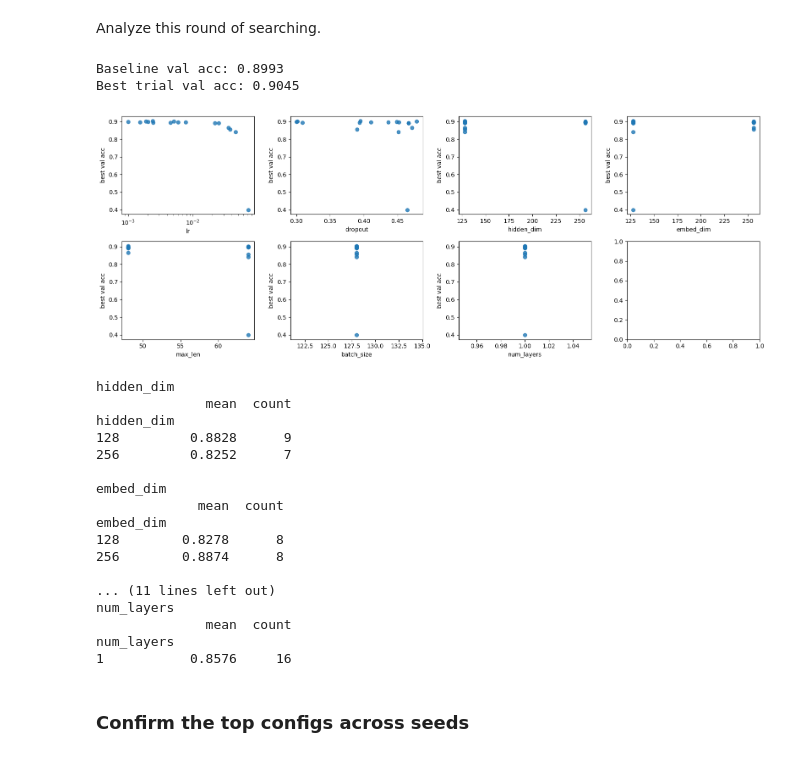
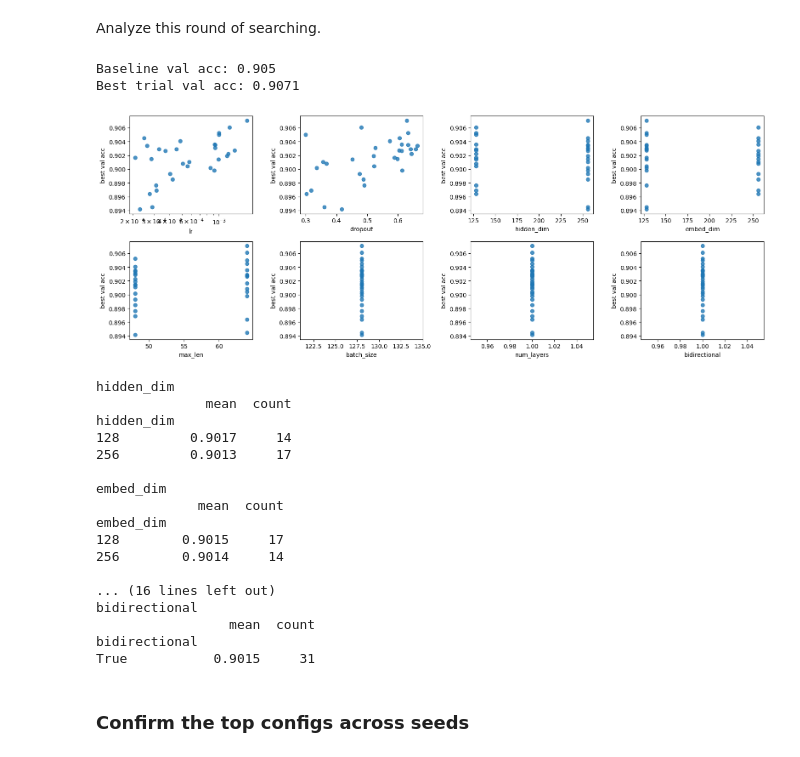
Before and after one commit to leek-yams/mie1624-NN, a Jupyter notebook: RNN_TensorflowKeras.ipynb, the cells around one changed output. Drawn from its saved outputs; the diff is of its cells as text; code cells hidden in the pictures.

Commit message:
Revert "Removed bidirectional, reran search and training."
This reverts commit b051824ff026f58a6e5e931e8f3bb6e2bd872a0b.

```diff
--- a/RNN_TensorflowKeras.ipynb
+++ b/RNN_TensorflowKeras.ipynb
@@ -266,7 +267,7 @@ for i, cfg in enumerate(configs):
     print(
         f"{tag:9s} val_acc {res['best_val_acc']:.4f} (epoch {res['best_epoch']}) | "
         f"lr {cfg['lr']:.1e} emb {cfg['embed_dim']} hid {cfg['hidden_dim']} L{cfg['num_layers']} "
-        f"drop {cfg['dropout']:.2f} len {cfg['max_len']} bs {cfg['batch_size']} "
+        f"bi={cfg['bidirectional']} drop {cfg['dropout']:.2f} len {cfg['max_len']} bs {cfg['batch_size']} "
         f"| {res['seconds']}s"
     )
 
@@ -316,7 +318,7 @@ matter) versus ones where dots are scattered at all heights (these don't, at lea
 print("Baseline val acc:", round(float(df.loc[df.trial == 0, "best_val_acc"].iloc[0]), 4))
 print("Best trial val acc:", round(float(df.best_val_acc.iloc[0]), 4))
 
-params = ["lr", "dropout", "hidden_dim", "embed_dim", "max_len", "batch_size", "num_layers"]
+params = ["lr", "dropout", "hidden_dim", "embed_dim", "max_len", "batch_size", "num_layers", "bidirectional"]
 fig, axes = plt.subplots(2, 4, figsize=(16, 6))
 for ax, p in zip(axes.ravel(), params):
     ax.scatter(df[p].astype(float), df.best_val_acc, alpha=0.8)
@@ -328,7 +330,7 @@ plt.tight_layout()
 plt.show()
 
 # Mean validation accuracy for each value of the discrete hyperparameters
-for p in ["hidden_dim", "embed_dim", "max_len", "batch_size", "num_layers"]:
+for p in ["hidden_dim", "embed_dim", "max_len", "batch_size", "num_layers", "bidirectional"]:
     print(f"\n{p}")
     print(df.groupby(p).best_val_acc.agg(["mean", "count"]).round(4))
 # %% [output]
@@ -359,12 +363,12 @@ We retry the search with more narrow configurations.
 # %%
 def sample_config(rng):
     return dict(
-        lr=float(10 ** rng.uniform(-3, -1)),   # 2e-4 .. 2e-3
+        lr=float(10 ** rng.uniform(-3.7, -2.7)),   # 2e-4 .. 2e-3
         embed_dim=int(rng.choice([128, 256])),
         hidden_dim=int(rng.choice([128, 256])),
         num_layers=1,                               # fixed: no better, much slower
-        bidirectional=False,                         # fixed: no measurable difference
-        dropout=float(rng.uniform(0.3, 0.5)),       # focus here
+        bidirectional=True,                         # fixed: no measurable difference
+        dropout=float(rng.uniform(0.3, 0.7)),       # focus here
         max_len=int(rng.choice([48, 64])),
         batch_size=128,                             # fixed
     )
@@ -383,7 +387,7 @@ for i, cfg in enumerate(configs):
     print(
         f"{tag:9s} val_acc {res['best_val_acc']:.4f} (epoch {res['best_epoch']}) | "
         f"lr {cfg['lr']:.1e} emb {cfg['embed_dim']} hid {cfg['hidden_dim']} L{cfg['num_layers']} "
-        f"drop {cfg['dropout']:.2f} len {cfg['max_len']} bs {cfg['batch_size']} "
+        f"bi={cfg['bidirectional']} drop {cfg['dropout']:.2f} len {cfg['max_len']} bs {cfg['batch_size']} "
         f"| {res['seconds']}s"
     )
 
@@ -429,43 +434,43 @@ Analyze this round of searching.
 # %%
 print("Baseline val acc:", round(float(df.loc[df.trial == 0, "best_val_acc"].iloc[0]), 4))
 print("Best trial val acc:", round(float(df.best_val_acc.iloc[0]), 4))
 
-params = ["lr", "dropout", "hidden_dim", "embed_dim", "max_len", "batch_size", "num_layers"]
+params = ["lr", "dropout", "hidden_dim", "embed_dim", "max_len", "batch_size", "num_layers", "bidirectional"]
 fig, axes = plt.subplots(2, 4, figsize=(16, 6))
 for ax, p in zip(axes.ravel(), params):
     ax.scatter(df[p].astype(float), df.best_val_acc, alpha=0.8)
     ax.set_xlabel(p)
     ax.set_ylabel("best val acc")
     if p == "lr":
         ax.set_xscale("log")
 plt.tight_layout()
 plt.show()
 
 # Mean validation accuracy for each value of the discrete hyperparameters
-for p in ["hidden_dim", "embed_dim", "max_len", "batch_size", "num_layers"]:
+for p in ["hidden_dim", "embed_dim", "max_len", "batch_size", "num_layers", "bidirectional"]:
     print(f"\n{p}")
     print(df.groupby(p).best_val_acc.agg(["mean", "count"]).round(4))
 # %% [output]
-Baseline val acc: 0.8993
-Best trial val acc: 0.9045
+Baseline val acc: 0.905
+Best trial val acc: 0.9071
-[figure, old version]
+[figure, new version]
 hidden_dim
               mean  count
 hidden_dim
-128         0.8828      9
-256         0.8252      7
+128         0.9017     14
+256         0.9013     17
 
 embed_dim
              mean  count
 embed_dim
-128        0.8278      8
-256        0.8874      8
+128        0.9015     17
+256        0.9014     14
 
-... (11 lines left out)
-num_layers
-              mean  count
-num_layers
-1           0.8576     16
+... (16 lines left out)
+bidirectional
+                 mean  count
+bidirectional
+True           0.9015     31
 # %% [markdown]
 ### Confirm the top configs across seeds
 # %% [markdown]
```
Also changed, not shown: parts of 19 cells of this notebook.
